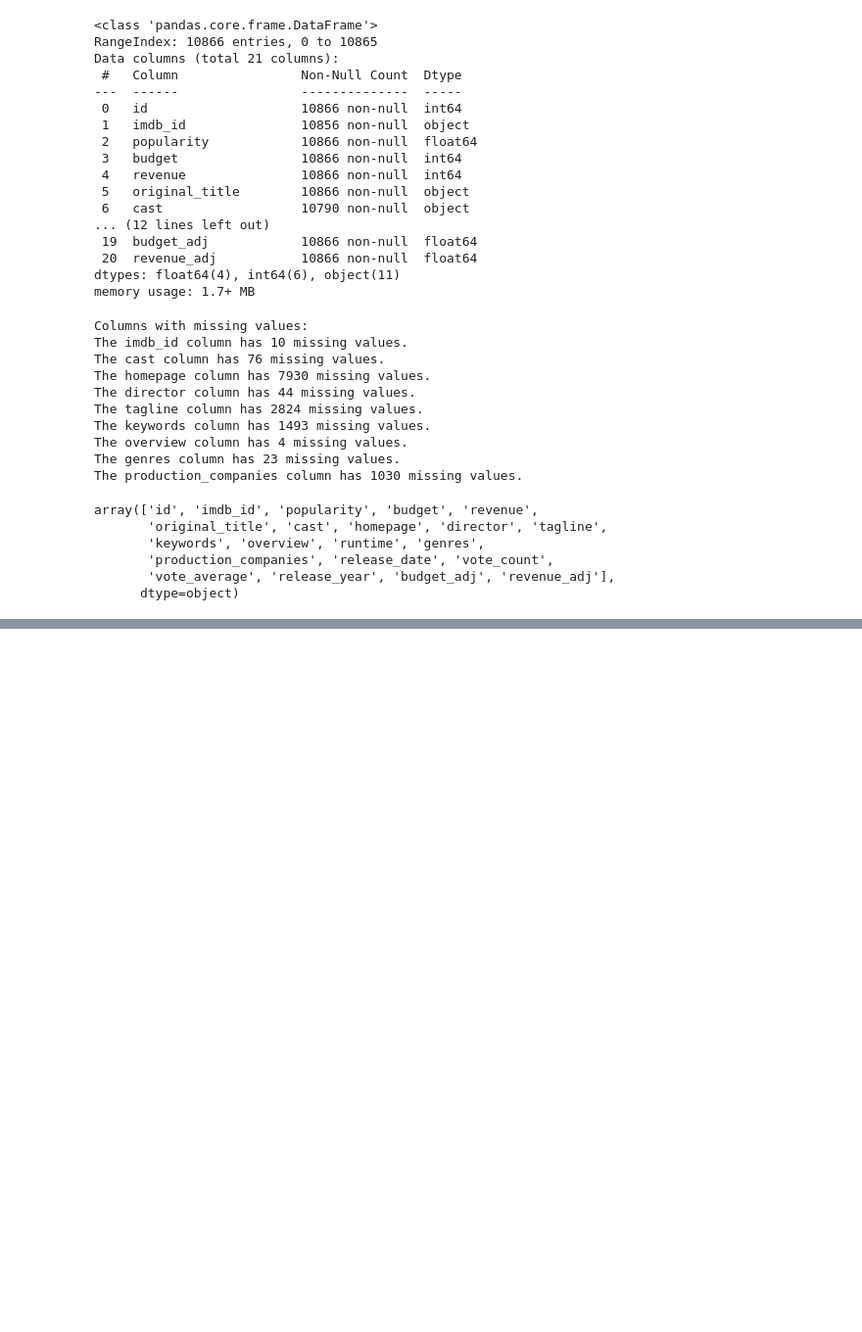
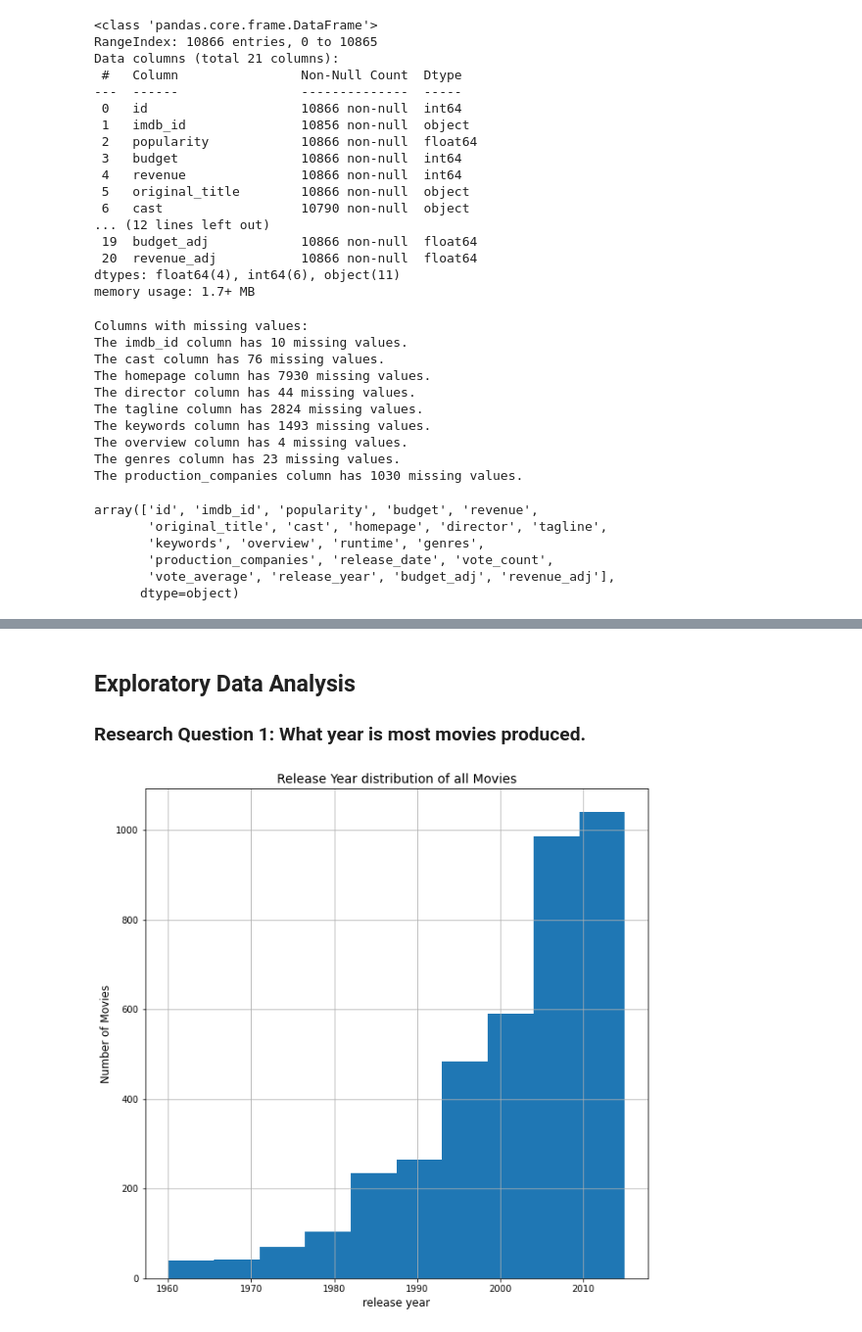
Before and after one commit to Dexsholex/Investigate-Movie-Dataset, a Jupyter notebook: Investigate-Movie-Dataset.ipynb, the cells around one changed output, grey strips where cells are left out. Shown: that part at 98% size. Cells and saved outputs as stored; diff of their text form; code cells hidden in the pictures; blank space fills up the shorter version.

```diff
--- a/Investigate-Movie-Dataset.ipynb
+++ b/Investigate-Movie-Dataset.ipynb
@@ -178,0 +208,7 @@ df.columns
+# %%
+# fill zero with nan and drop.
+df['popularity'] = df['popularity'].replace(0, np.NaN)
+df['budget'] = df['budget'].replace(0, np.NaN)
+df['revenue'] = df['revenue'].replace(0, np.NaN)
+
+df.dropna(inplace=True)
@@ -178,0 +239,14 @@ df.columns
+# %% [markdown]
+<a id='eda'></a>
+## Exploratory Data Analysis
+
+
+### Research Question 1: What year is most movies produced.
+# %%
+# which year(release_year) is movies produced the most.
+df.hist('release_year', figsize=(10,10))
+plt.title('Release Year distribution of all Movies', fontsize=14)
+plt.xlabel('release year', fontsize=12)
+plt.ylabel('Number of Movies', fontsize=12);
+# %% [output]
+[figure, added]
```
Also changed, not shown: parts of 55 cells of this notebook, 2 other files.
